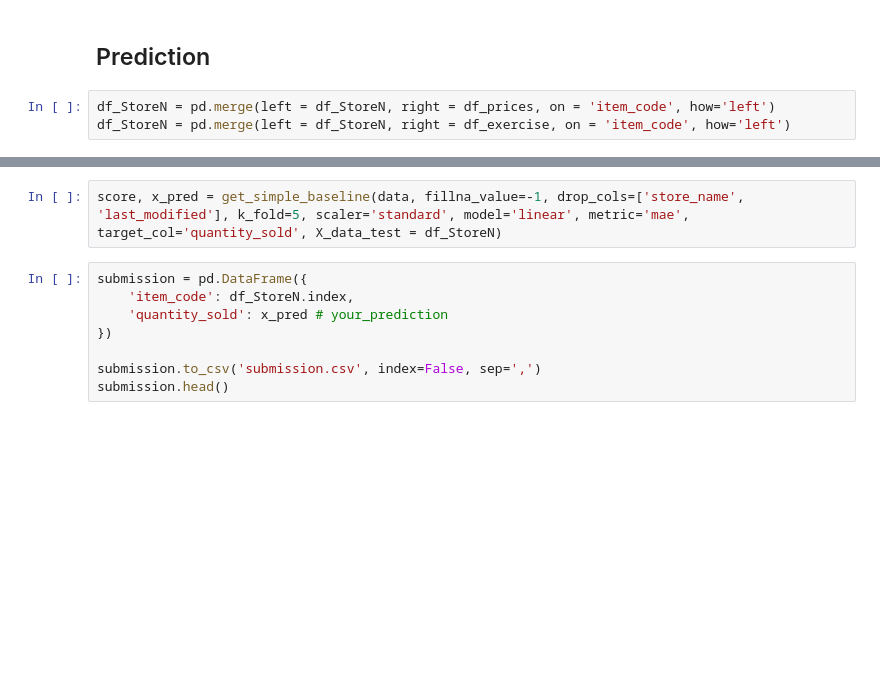
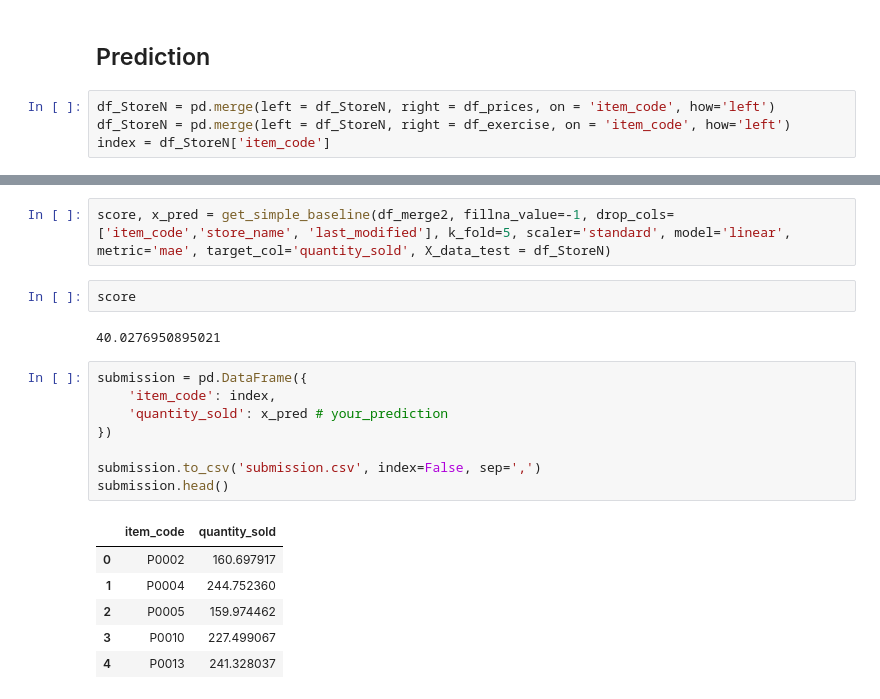
Before and after one commit to racousin/data_science_practice_2024, a Jupyter notebook: secretpants886/module4/exercise1.ipynb, the cells around one changed output, grey strips where cells are left out. Drawn from its saved outputs; the diff is of its cells as text; blank space fills up the shorter version.

```diff
--- a/secretpants886/module4/exercise1.ipynb
+++ b/secretpants886/module4/exercise1.ipynb
@@ -497,6 +497,7 @@ Best cross-validation score: -0.2686206609497739
 # %%
 df_StoreN = pd.merge(left = df_StoreN, right = df_prices, on = 'item_code', how='left')
 df_StoreN = pd.merge(left = df_StoreN, right = df_exercise, on = 'item_code', how='left')
+index = df_StoreN['item_code']
 # %%
 df_StoreN
 # %% [output]
@@ -516,10 +517,21 @@ df_StoreN
 # %%
-score, x_pred = get_simple_baseline(data, fillna_value=-1, drop_cols=['store_name', 'last_modified'], k_fold=5, scaler='standard', model='linear', metric='mae', target_col='quantity_sold', X_data_test = df_StoreN)
+score, x_pred = get_simple_baseline(df_merge2, fillna_value=-1, drop_cols=['item_code','store_name', 'last_modified'], k_fold=5, scaler='standard', model='linear', metric='mae', target_col='quantity_sold', X_data_test = df_StoreN)
+# %%
+score
+# %% [output]
+40.0276950895021
 # %%
 submission = pd.DataFrame({
-    'item_code': df_StoreN.index,
+    'item_code': index,
     'quantity_sold': x_pred # your_prediction
 })
 
 submission.to_csv('submission.csv', index=False, sep=',')
 submission.head()
+# %% [output]
+|  | item_code | quantity_sold |
+| 0 | P0002 | 160.697917 |
+| 1 | P0004 | 244.752360 |
+| 2 | P0005 | 159.974462 |
+| 3 | P0010 | 227.499067 |
+| 4 | P0013 | 241.328037 |
```
Also changed, not shown: parts of 1 cell of this notebook.
